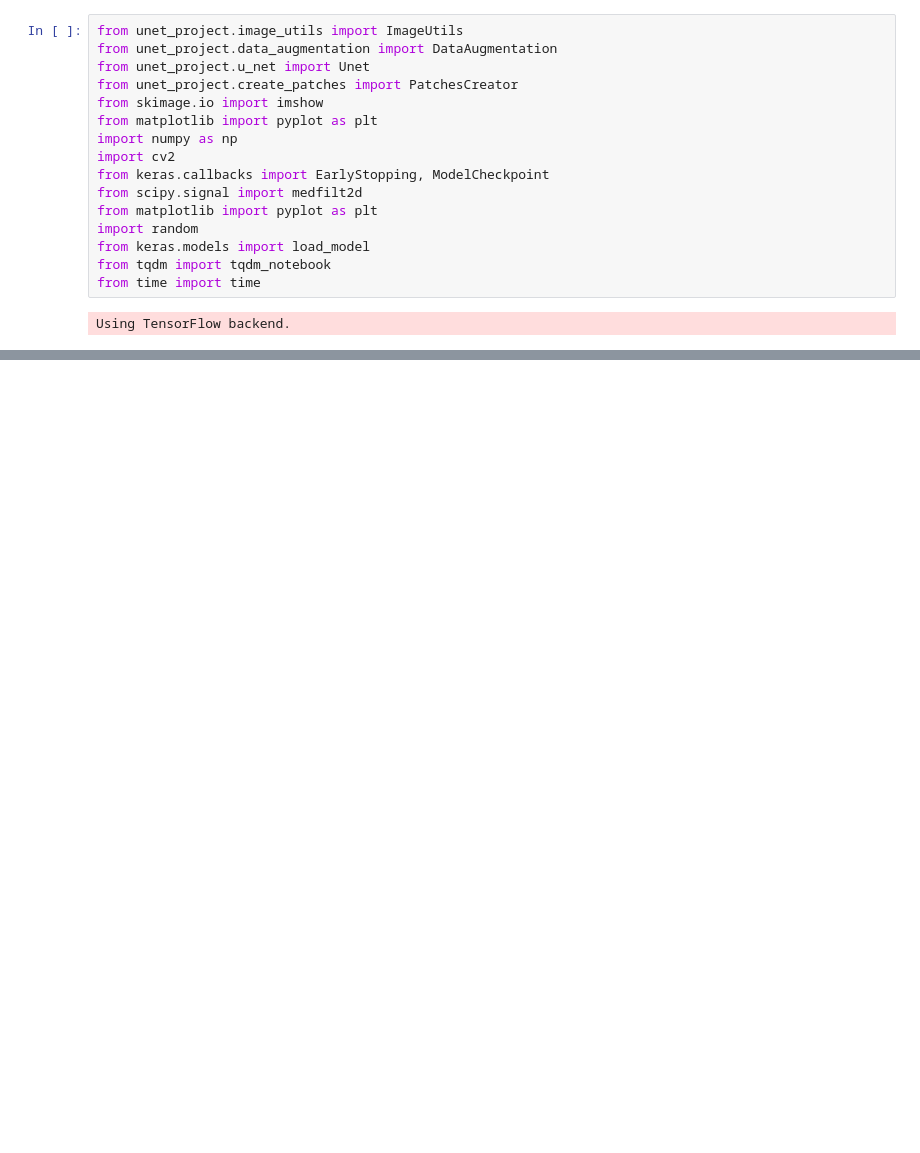
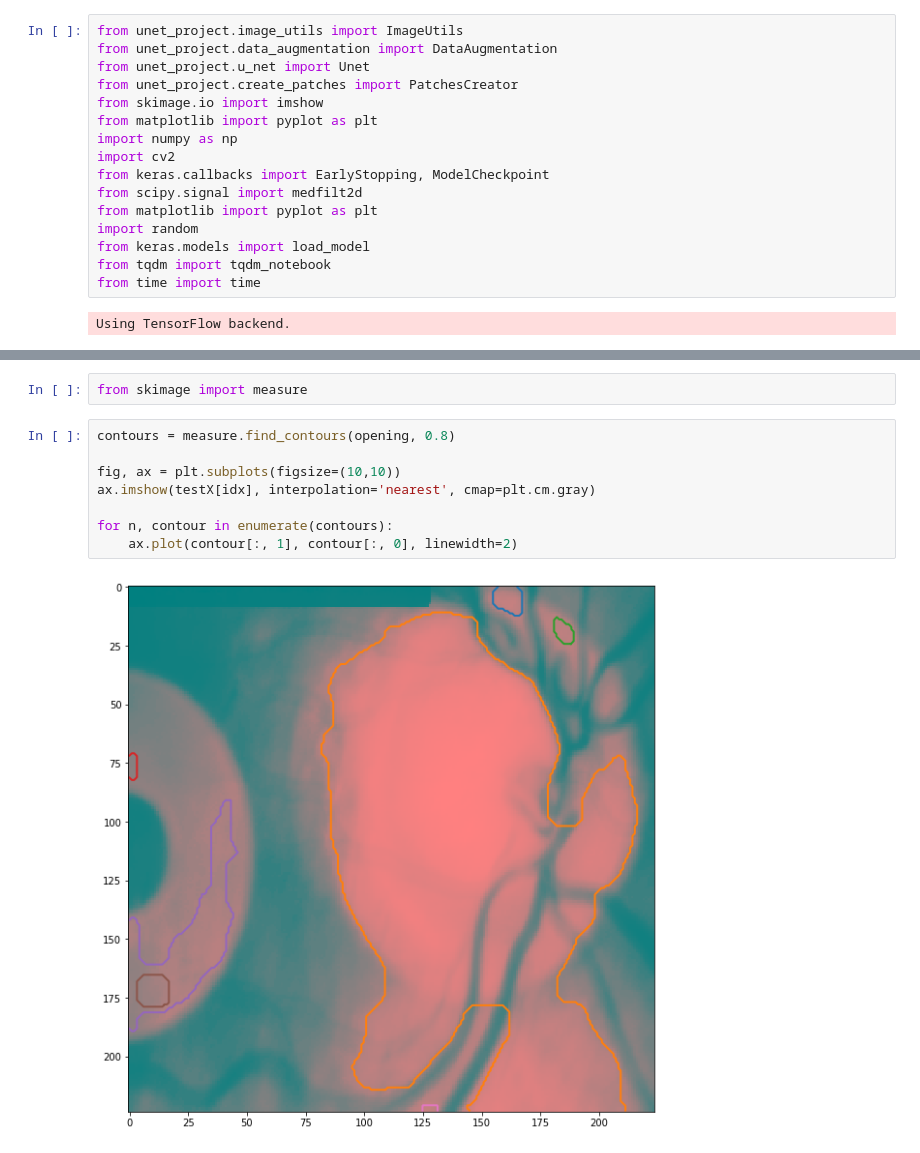
Before and after one commit to AndreaR23/vessel_segmentation, a Jupyter notebook: UNET_Test_optic_disk.ipynb, the cells around one changed output, grey strips where cells are left out. Saved outputs shown, nothing was run; the diff lists cells and outputs as text; blank space fills up the shorter version.

```diff
--- a/UNET_Test_optic_disk.ipynb
+++ b/UNET_Test_optic_disk.ipynb
@@ -122,0 +187,12 @@ plt.imshow(medfilt2d(prediction[idx].astype(np.uint8), 5), cmap='gray')
+# %%
+from skimage import measure
+# %%
+contours = measure.find_contours(opening, 0.8)
+
+fig, ax = plt.subplots(figsize=(10,10))
+ax.imshow(testX[idx], interpolation='nearest', cmap=plt.cm.gray)
+
+for n, contour in enumerate(contours):
+    ax.plot(contour[:, 1], contour[:, 0], linewidth=2)
+# %% [output]
+[figure, added]
```
Also changed, not shown: parts of 21 cells of this notebook, 4 other files.
